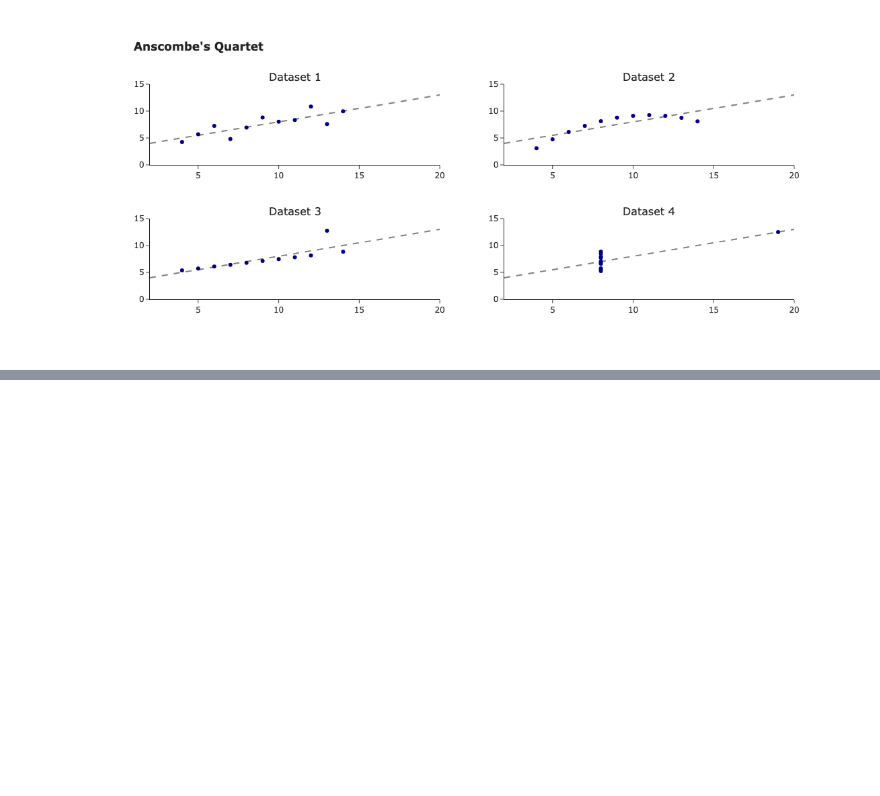
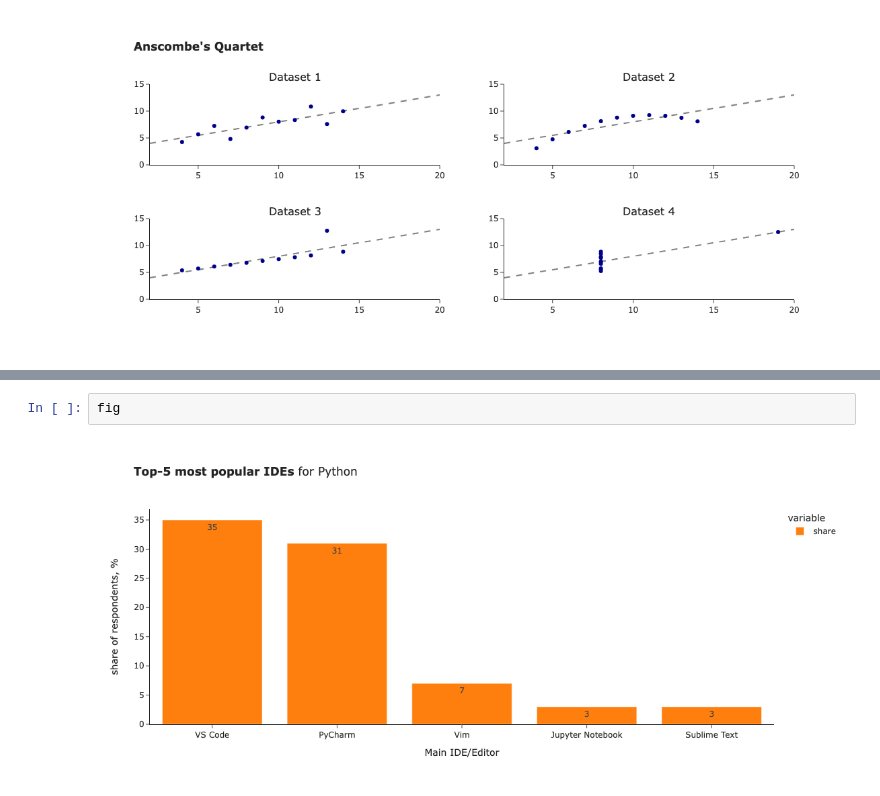
Before and after one commit to miptgirl/miptgirl_medium, a Jupyter notebook: visualisations_101/anscombes_quartet_example.ipynb, the cells around one changed output, grey strips where cells are left out. Cells and saved outputs as stored; diff of their text form; blank space fills up the shorter version.

```diff
--- a/visualisations_101/anscombes_quartet_example.ipynb
+++ b/visualisations_101/anscombes_quartet_example.ipynb
@@ -83,0 +120,4 @@ fig.show()
+# %%
+fig
+# %% [output]
+[figure, added]
```
Also changed, not shown: parts of 2 cells of this notebook, 11 other files.
